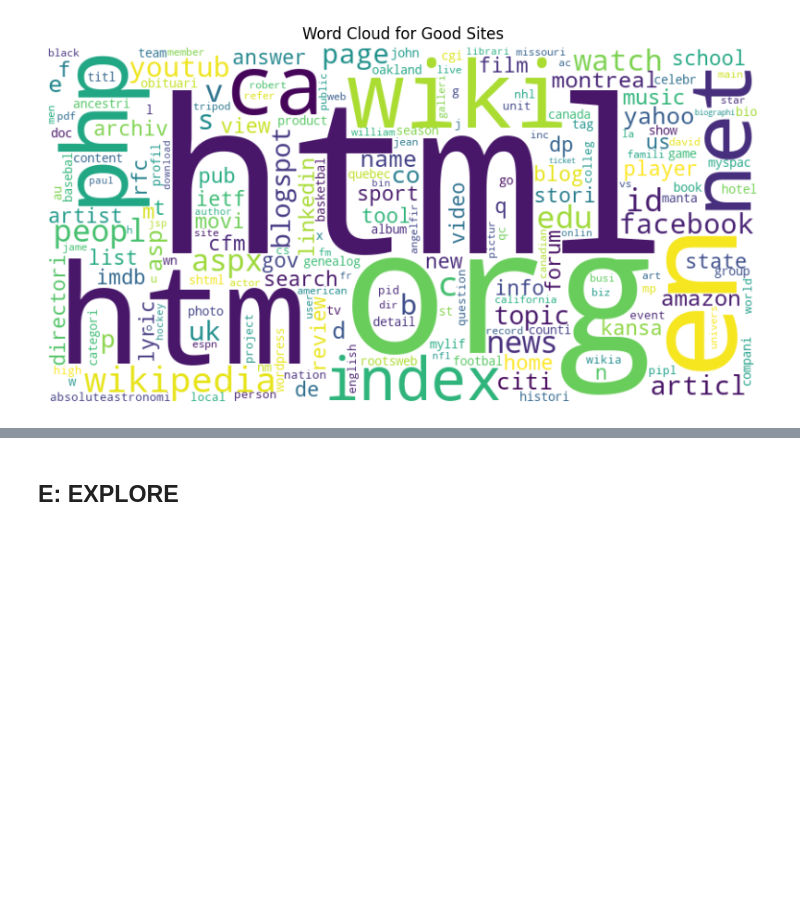
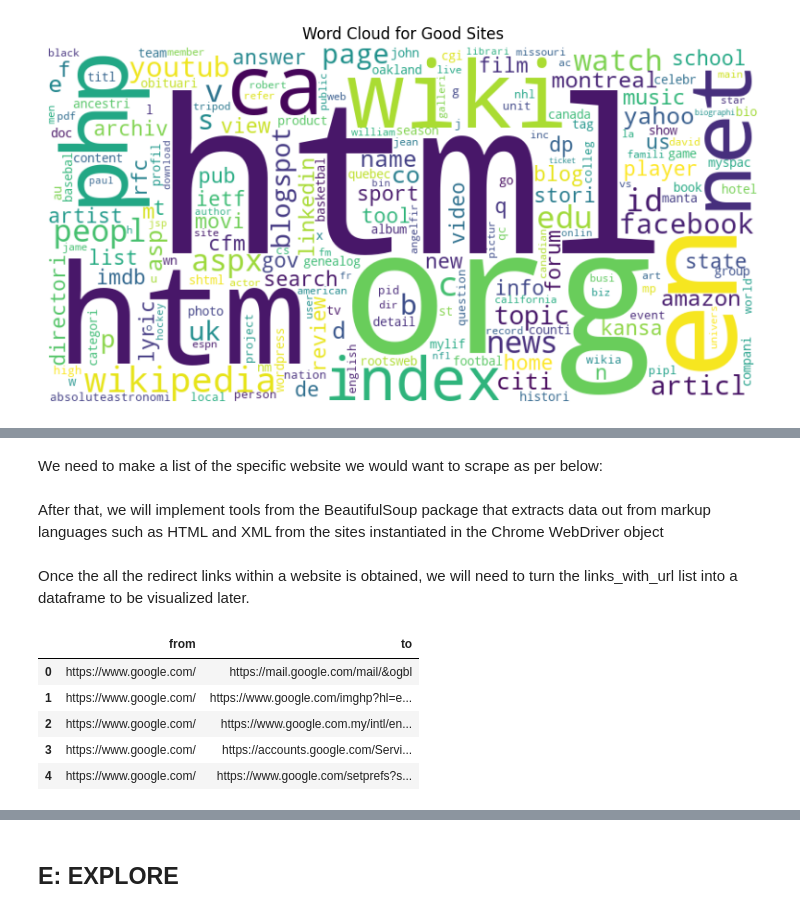
Before and after one commit to Kairos5106/data-science, a Jupyter notebook: test.ipynb, the cells around one changed output, grey strips where cells are left out. Saved outputs shown, nothing was run; the diff lists cells and outputs as text; code cells hidden in the pictures; blank space fills up the shorter version.

```diff
--- a/test.ipynb
+++ b/test.ipynb
@@ -350,0 +362,2 @@ plot_wordcloud(good_text, title='Word Cloud for Good Sites')
+# %% [markdown]
+We need to make a list of the specific website we would want to scrape as per below:
@@ -350,0 +367,2 @@ plot_wordcloud(good_text, title='Word Cloud for Good Sites')
+# %% [markdown]
+After that, we will implement tools from the BeautifulSoup package that extracts data out from markup languages such as HTML and XML from the sites instantiated in the Chrome WebDriver object
@@ -350,0 +376,12 @@ plot_wordcloud(good_text, title='Word Cloud for Good Sites')
+# %% [markdown]
+Once the all the redirect links within a website is obtained, we will need to turn the links_with_url list into a dataframe to be visualized later.
+# %%
+url_df = pd.DataFrame(links_with_text, columns=["from", "to"])
+url_df.head()
+# %% [output]
+|  | from | to |
+| 0 | https://www.google.com/ | https://mail.google.com/mail/&ogbl |
+| 1 | https://www.google.com/ | https://www.google.com/imghp?hl=e... |
+| 2 | https://www.google.com/ | https://www.google.com.my/intl/en... |
+| 3 | https://www.google.com/ | https://accounts.google.com/Servi... |
+| 4 | https://www.google.com/ | https://www.google.com/setprefs?s... |
```
Also changed, not shown: parts of 8 cells of this notebook.
